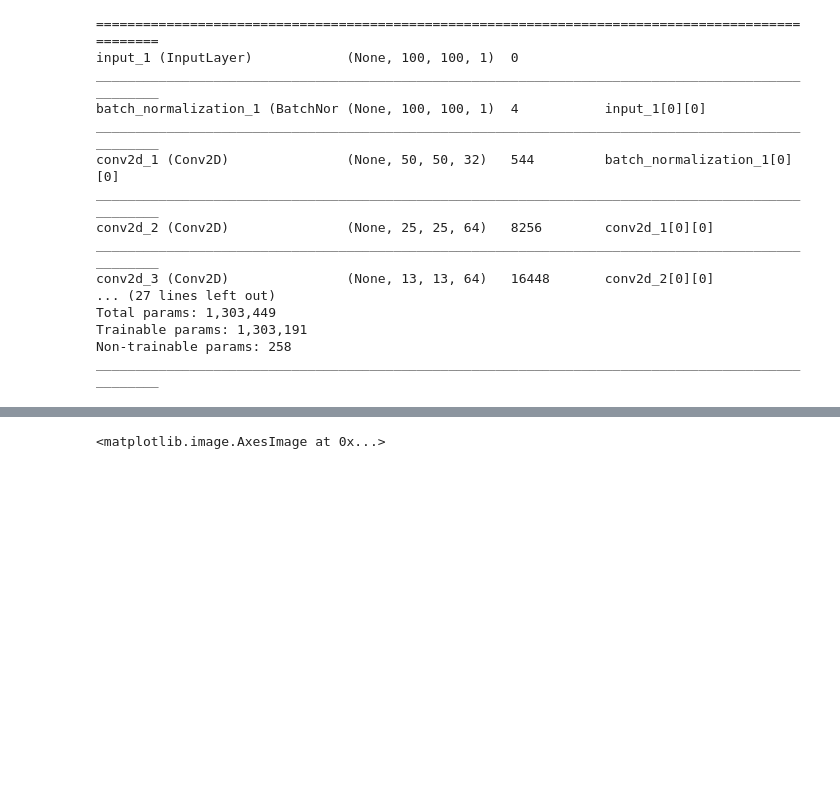
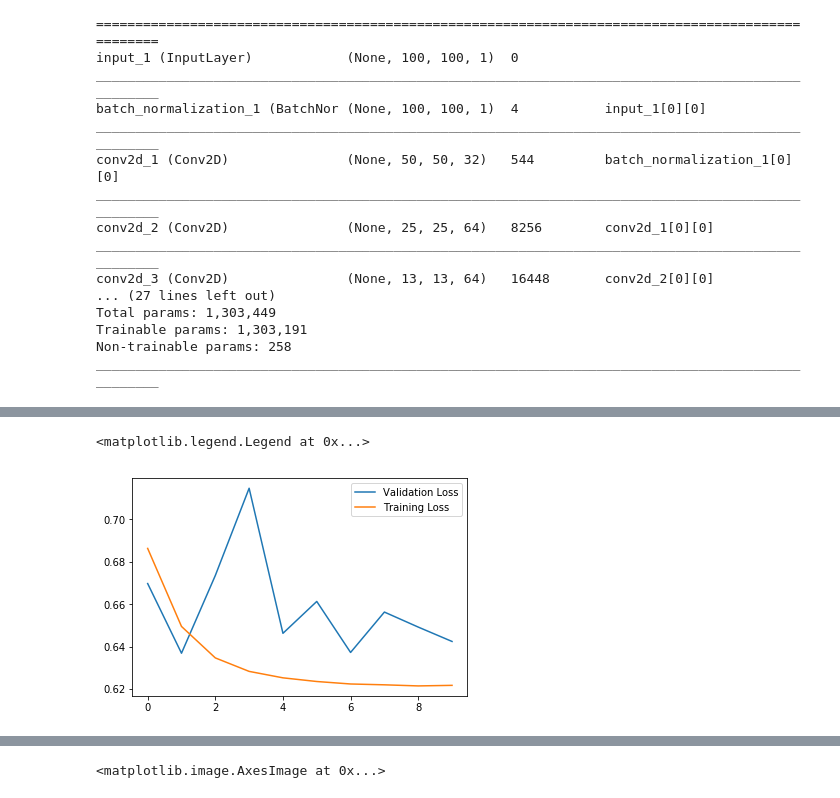
Before and after one commit to MarxCar/FineViewer, a Jupyter notebook: VAE Notebook.ipynb, the cells around one changed output, grey strips where cells are left out. Drawn from its saved outputs; the diff is of its cells as text; code cells hidden in the pictures; blank space fills up the shorter version.

```diff
--- a/VAE Notebook.ipynb
+++ b/VAE Notebook.ipynb
@@ -633,3 +667,11 @@ Found 0 images belonging to 1 classes.
+# %%
+history = np.load("./History/history_normal.npy").tolist()
+plt.plot(history["val_loss"], label="Validation Loss")
+plt.plot(history["loss"], label="Training Loss")
+plt.legend(loc="upper right")
+# %% [output]
+<matplotlib.legend.Legend at 0x...>
+[figure, added]
 # %%
 q = next(image_data_generator_big)[0]
 # %%
```
Also changed, not shown: parts of 17 cells of this notebook, 8 other files.
